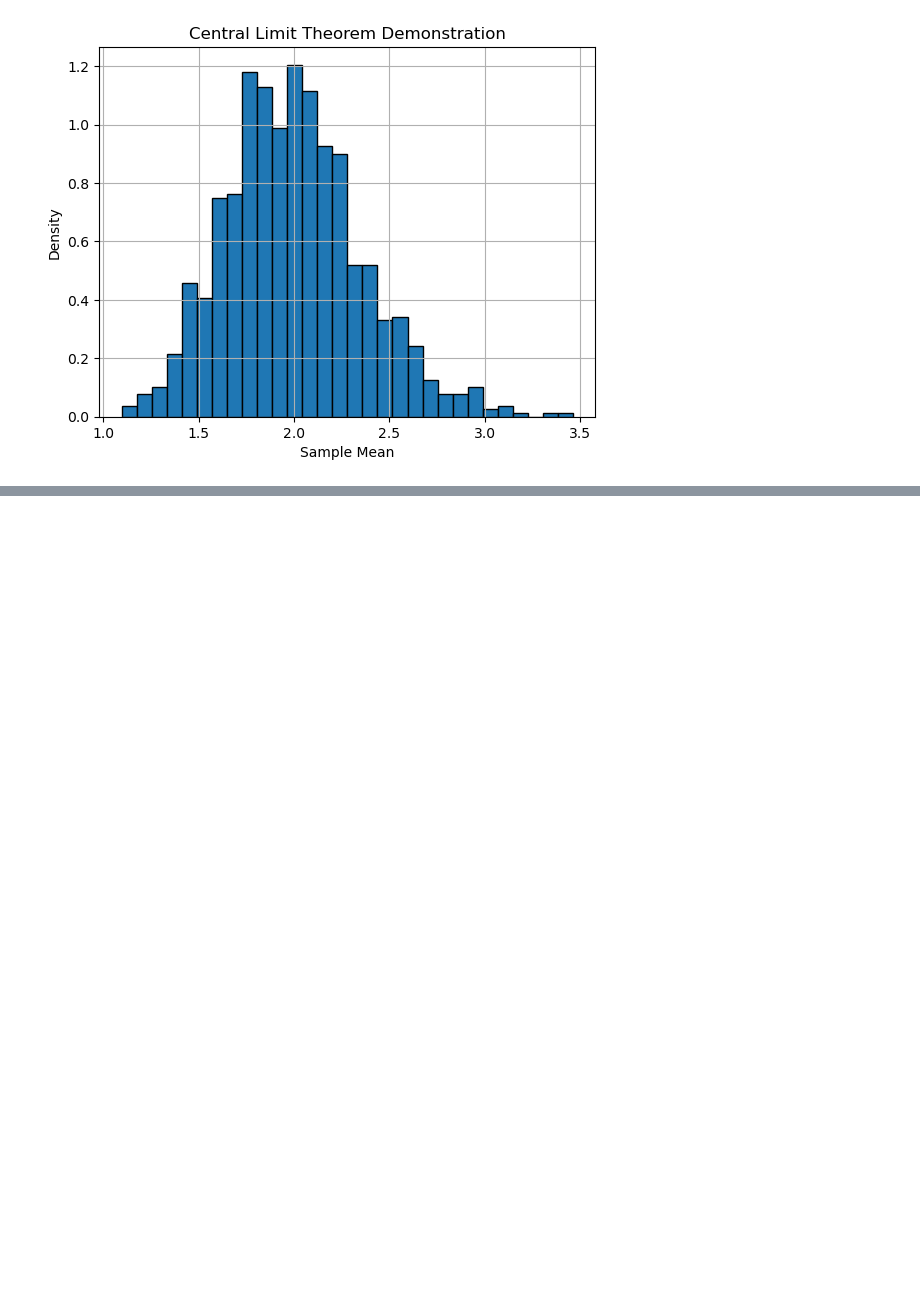
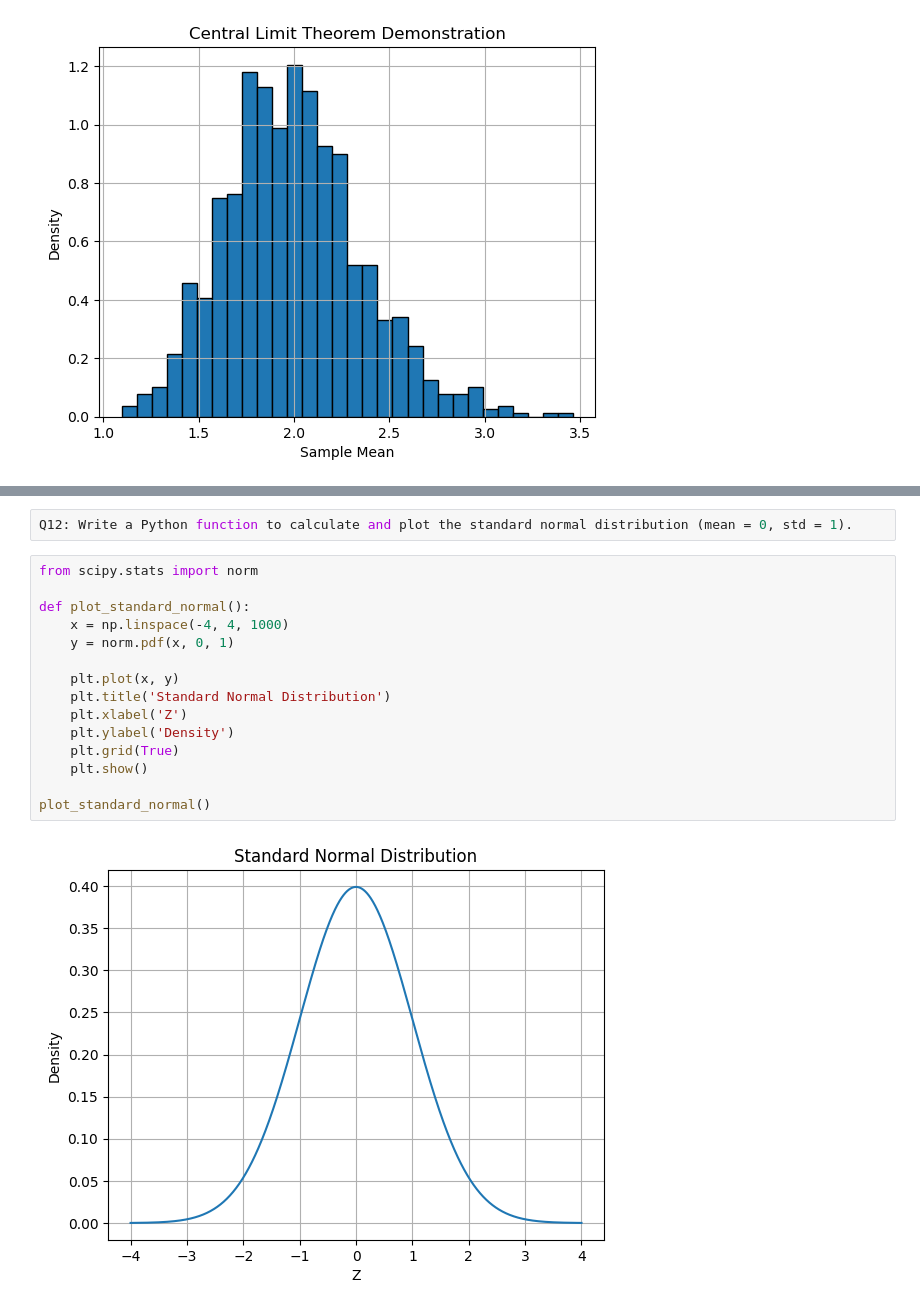
Before and after one commit to upkarsssharma/Data_science_assignment1, a Jupyter notebook: Statics_Advance_1.ipynb, the cells around one changed output, grey strips where cells are left out. Cells and saved outputs as stored; diff of their text form; blank space fills up the shorter version.

```diff
--- a/Statics_Advance_1.ipynb
+++ b/Statics_Advance_1.ipynb
@@ -330,0 +352,19 @@ plt.show()
+# %%
+Q12: Write a Python function to calculate and plot the standard normal distribution (mean = 0, std = 1).
+# %%
+from scipy.stats import norm
+
+def plot_standard_normal():
+    x = np.linspace(-4, 4, 1000)
+    y = norm.pdf(x, 0, 1)
+
+    plt.plot(x, y)
+    plt.title('Standard Normal Distribution')
+    plt.xlabel('Z')
+    plt.ylabel('Density')
+    plt.grid(True)
+    plt.show()
+
+plot_standard_normal()
+# %% [output]
+[figure, added]
```
Also changed, not shown: parts of 26 cells of this notebook.
